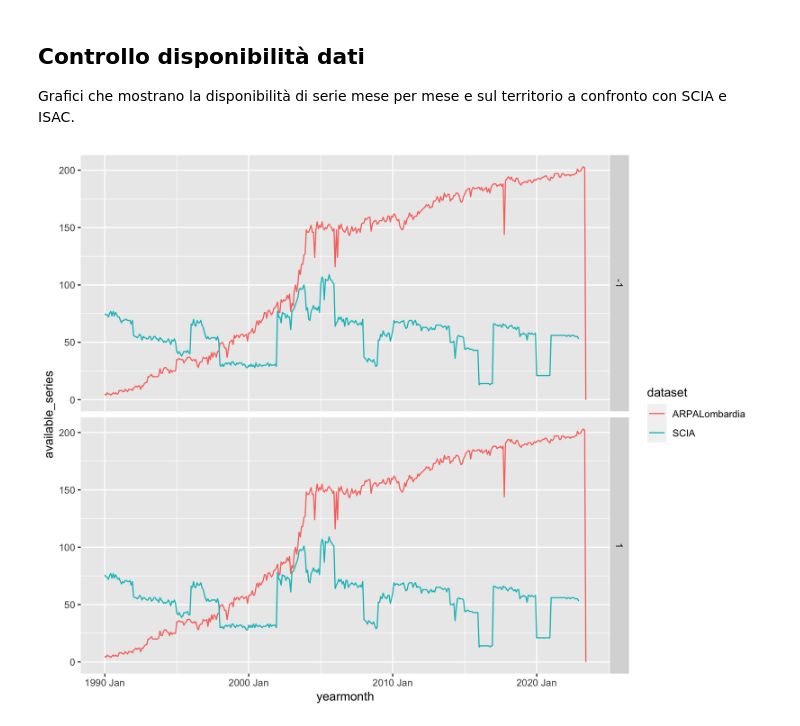
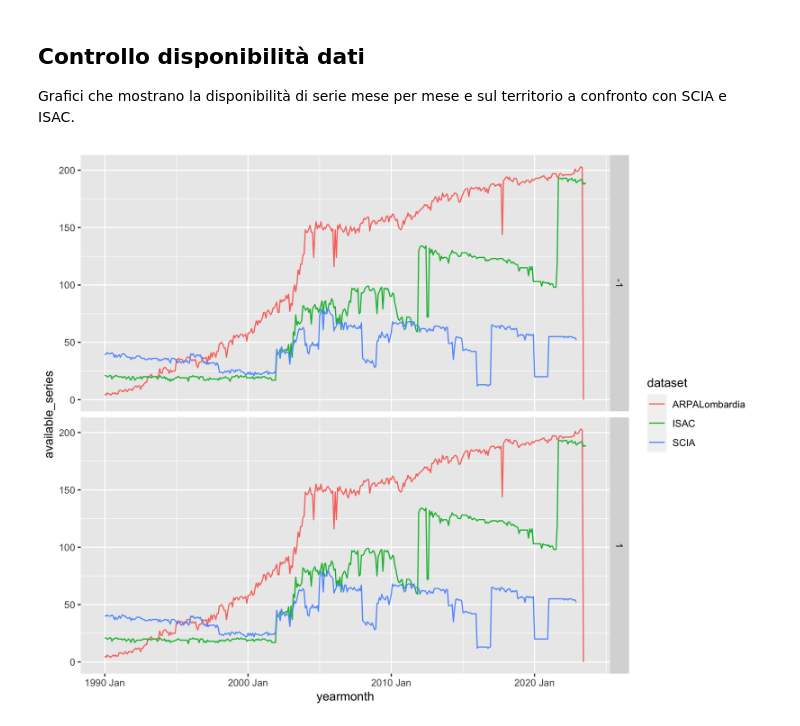
Before and after one commit to dnstudent/TesiMag, a Jupyter notebook: notebooks/integrazioni_regionali/lombardia/data_load.ipynb, the cells around one changed output. Cells and saved outputs as stored; diff of their text form; code cells hidden in the pictures.

```diff
--- a/notebooks/integrazioni_regionali/lombardia/data_load.ipynb
+++ b/notebooks/integrazioni_regionali/lombardia/data_load.ipynb
@@ -89,14 +91,14 @@ A matrix: 2 x 7 of type dbl
 Grafici che mostrano la disponibilità di serie mese per mese e sul territorio a confronto con SCIA e ISAC.
 # %%
 conn <- dbConnect(duckdb())
-stations <- query_checkpoint(c(dataset, "SCIA"), "metadata", "raw", conn) |> filter(state == "Lombardia")
-state_data <- query_checkpoint(c(dataset, "SCIA"), "data", "raw", conn) |>
+stations <- query_checkpoint_meta(c(dataset, "SCIA", "ISAC"), "qc1", conn) |> filter(state == "Lombardia")
+state_data <- query_checkpoint_data(c(dataset, "SCIA", "ISAC"), "qc1", conn) |>
     filter(date >= as.Date("1990-01-01")) |>
-    semi_join(stations, join_by(dataset == original_dataset, station_id == original_id))
+    semi_join(stations, by = c("dataset", "sensor_key"))
 c(p, ymonthly_avail) %<-% ymonthly_availabilities(state_data)
-p
+p + facet_grid(variable ~ .)
 # %% [output]
-[figure, old version]
+[figure, new version]
 # %%
 c(p, climats) %<-% spatial_availabilities(ymonthly_avail, stations, state_boundaries)
 p
```
Also changed, not shown: parts of 5 cells of this notebook, 4 other files.
